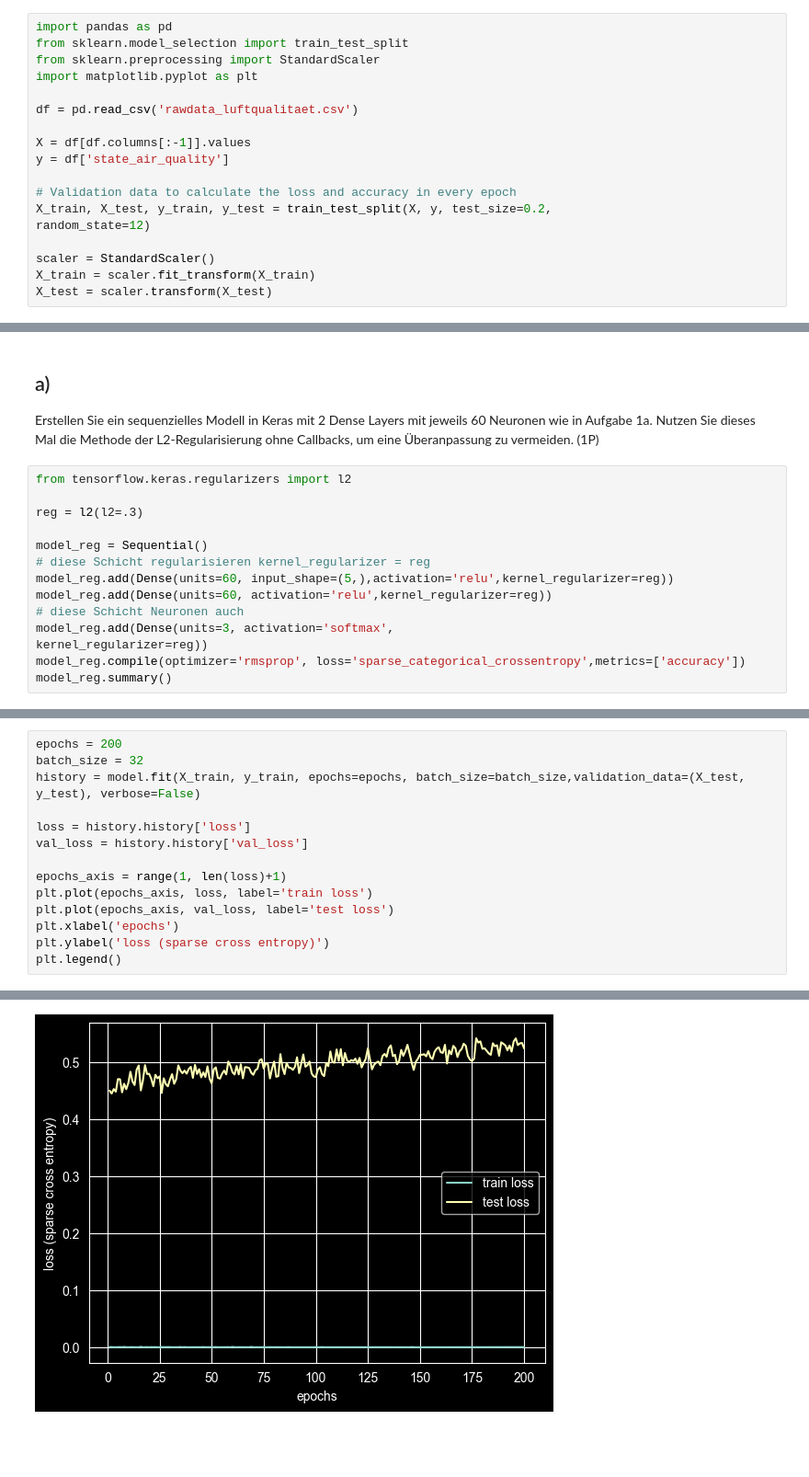
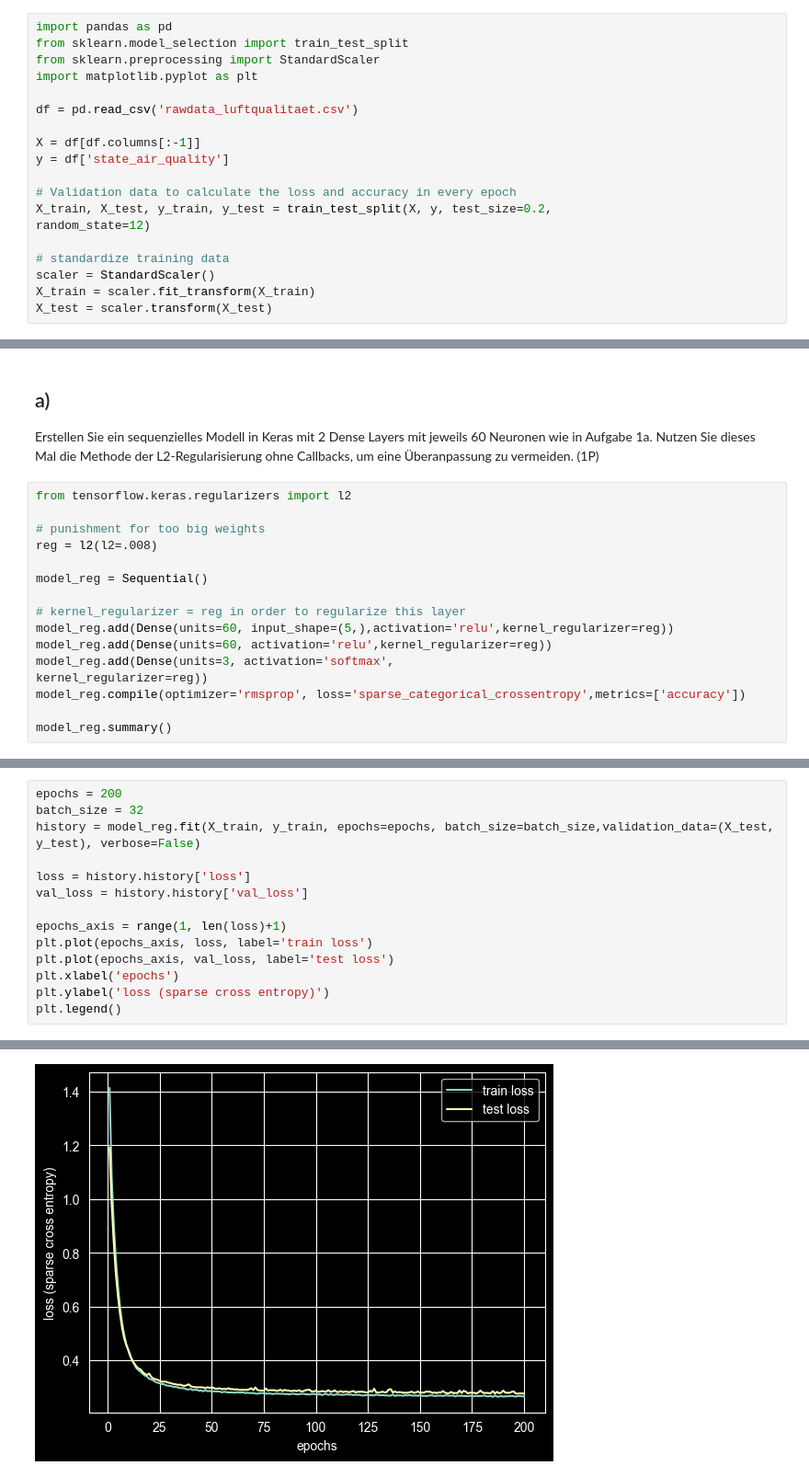
Before and after one commit to MuhammedKrz/DatenanalyseUndMLPraktika, a Jupyter notebook: Blatt 8/Praktikum8.ipynb, the cells around one changed output, grey strips where cells are left out. Shown at 92% size. Cells and saved outputs as stored; diff of their text form; blank space fills up the shorter version.

```diff
--- a/Blatt 8/Praktikum8.ipynb
+++ b/Blatt 8/Praktikum8.ipynb
@@ -11,13 +11,14 @@ import matplotlib.pyplot as plt
 
 df = pd.read_csv('rawdata_luftqualitaet.csv')
 
-X = df[df.columns[:-1]].values
+X = df[df.columns[:-1]]
 y = df['state_air_quality']
 
 # Validation data to calculate the loss and accuracy in every epoch
 X_train, X_test, y_train, y_test = train_test_split(X, y, test_size=0.2,
 random_state=12)
 
+# standardize training data
 scaler = StandardScaler()
 X_train = scaler.fit_transform(X_train)
 X_test = scaler.transform(X_test)
@@ -188,15 +200,17 @@ die Methode der L2-Regularisierung ohne Callbacks, um eine Überanpassung zu ver
 # %%
 from tensorflow.keras.regularizers import l2
 
-reg = l2(l2=.3)
+# punishment for too big weights
+reg = l2(l2=.008)
 
 model_reg = Sequential()
-# diese Schicht regularisieren kernel_regularizer = reg
+
+# kernel_regularizer = reg in order to regularize this layer
 model_reg.add(Dense(units=60, input_shape=(5,),activation='relu',kernel_regularizer=reg))
 model_reg.add(Dense(units=60, activation='relu',kernel_regularizer=reg))
-# diese Schicht Neuronen auch
 model_reg.add(Dense(units=3, activation='softmax',
 kernel_regularizer=reg))
 model_reg.compile(optimizer='rmsprop', loss='sparse_categorical_crossentropy',metrics=['accuracy'])
+
 model_reg.summary()
 # %% [output]
@@ -223,17 +237,17 @@ nachdem wie bei Ihnen der Prozess verlaufen ist, bemühen Sie sich darum, das Ov
 # %%
 epochs = 200
 batch_size = 32
-history = model.fit(X_train, y_train, epochs=epochs, batch_size=batch_size,validation_data=(X_test, y_test), verbose=False)
+history = model_reg.fit(X_train, y_train, epochs=epochs, batch_size=batch_size,validation_data=(X_test, y_test), verbose=False)
 
 loss = history.history['loss']
 val_loss = history.history['val_loss']
 
 epochs_axis = range(1, len(loss)+1)
 plt.plot(epochs_axis, loss, label='train loss')
 plt.plot(epochs_axis, val_loss, label='test loss')
 plt.xlabel('epochs')
 plt.ylabel('loss (sparse cross entropy)')
 plt.legend()
 # %% [output]
 <matplotlib.legend.Legend at 0x...>
-[figure, old version]
+[figure, new version]
```
Also changed, not shown: parts of 5 cells of this notebook, 1 other file.
